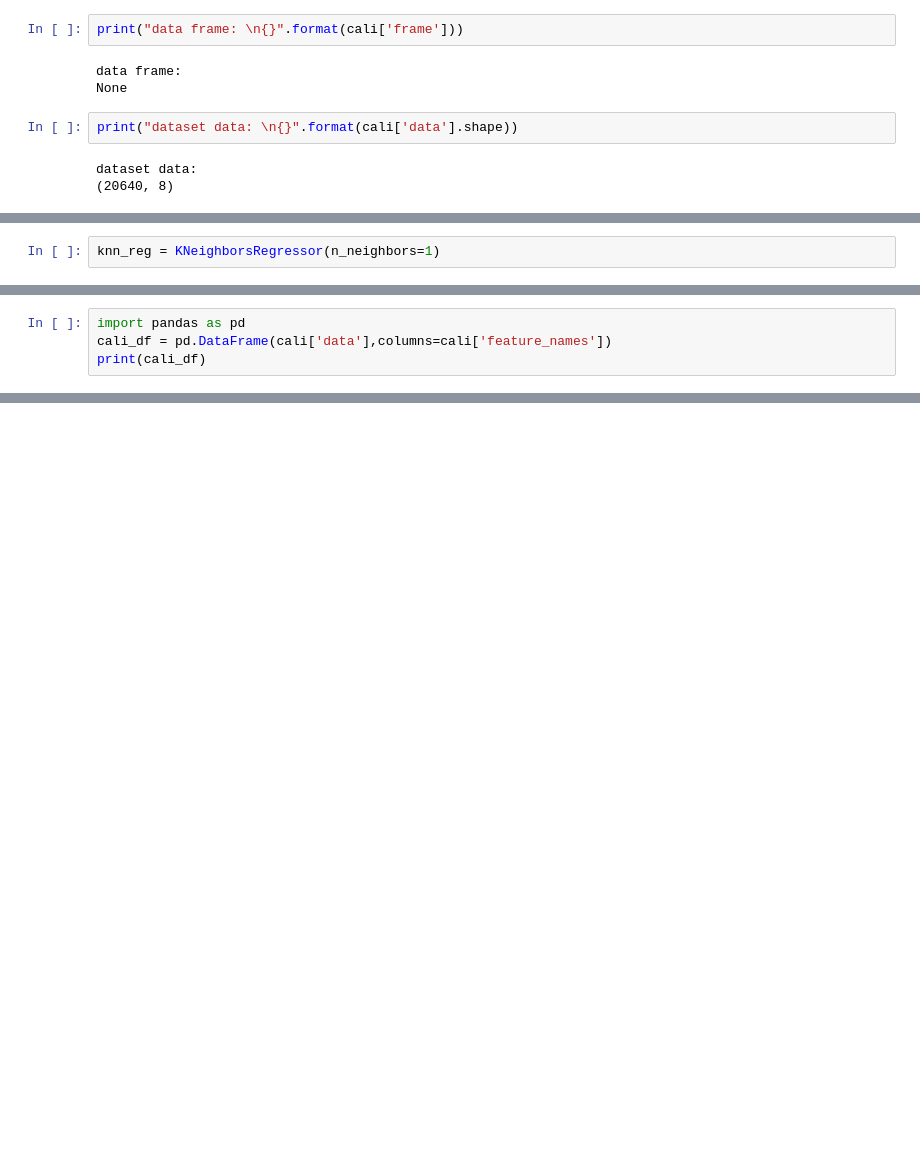
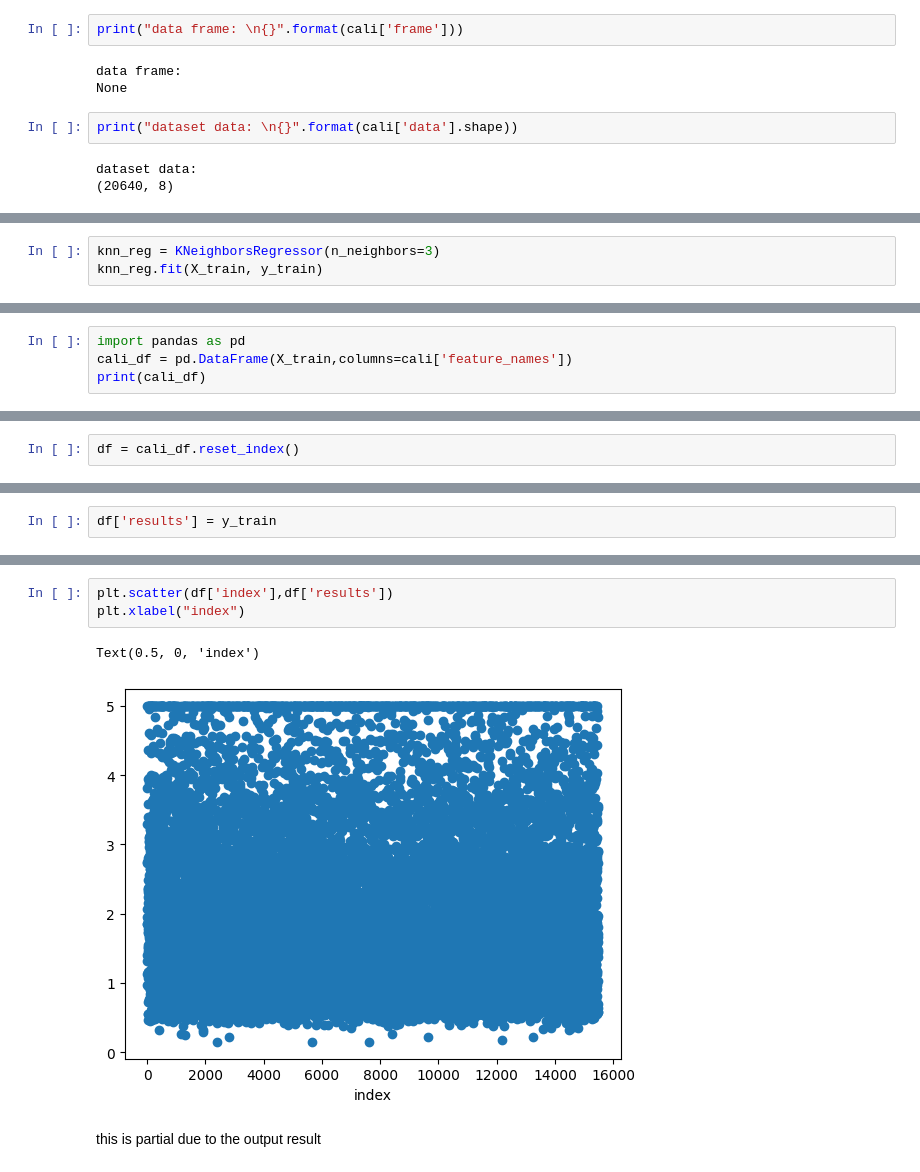
Before and after one commit to it-AVNG/ML_AI_study, a Jupyter notebook: intro2ML/chapter2/cali_house_reg.ipynb, the cells around one changed output, grey strips where cells are left out. Saved outputs shown, nothing was run; the diff lists cells and outputs as text; blank space fills up the shorter version.

```diff
--- a/intro2ML/chapter2/cali_house_reg.ipynb
+++ b/intro2ML/chapter2/cali_house_reg.ipynb
@@ -55,3 +55,4 @@ X_train ,X_test, y_train, y_test = train_test_split(
 )
 # %%
-knn_reg = KNeighborsRegressor(n_neighbors=1)
+knn_reg = KNeighborsRegressor(n_neighbors=3)
+knn_reg.fit(X_train, y_train)
@@ -70,6 +68,6 @@ prediction score:
 # %%
 import pandas as pd
-cali_df = pd.DataFrame(cali['data'],columns=cali['feature_names'])
+cali_df = pd.DataFrame(X_train,columns=cali['feature_names'])
 print(cali_df)
 # %% [output]
        MedInc  HouseAge  AveRooms  AveBedrms  Population  AveOccup  Latitude  \
@@ -91,0 +105,2 @@ print(cali_df)
+# %%
+df = cali_df.reset_index()
@@ -91,0 +123,2 @@ print(cali_df)
+# %%
+df['results'] = y_train
@@ -91,0 +141,8 @@ print(cali_df)
+# %%
+plt.scatter(df['index'],df['results'])
+plt.xlabel("index")
+# %% [output]
+Text(0.5, 0, 'index')
+[figure, added]
+# %% [markdown]
+this is partial due to the output result
```
Also changed, not shown: parts of 10 cells of this notebook.
